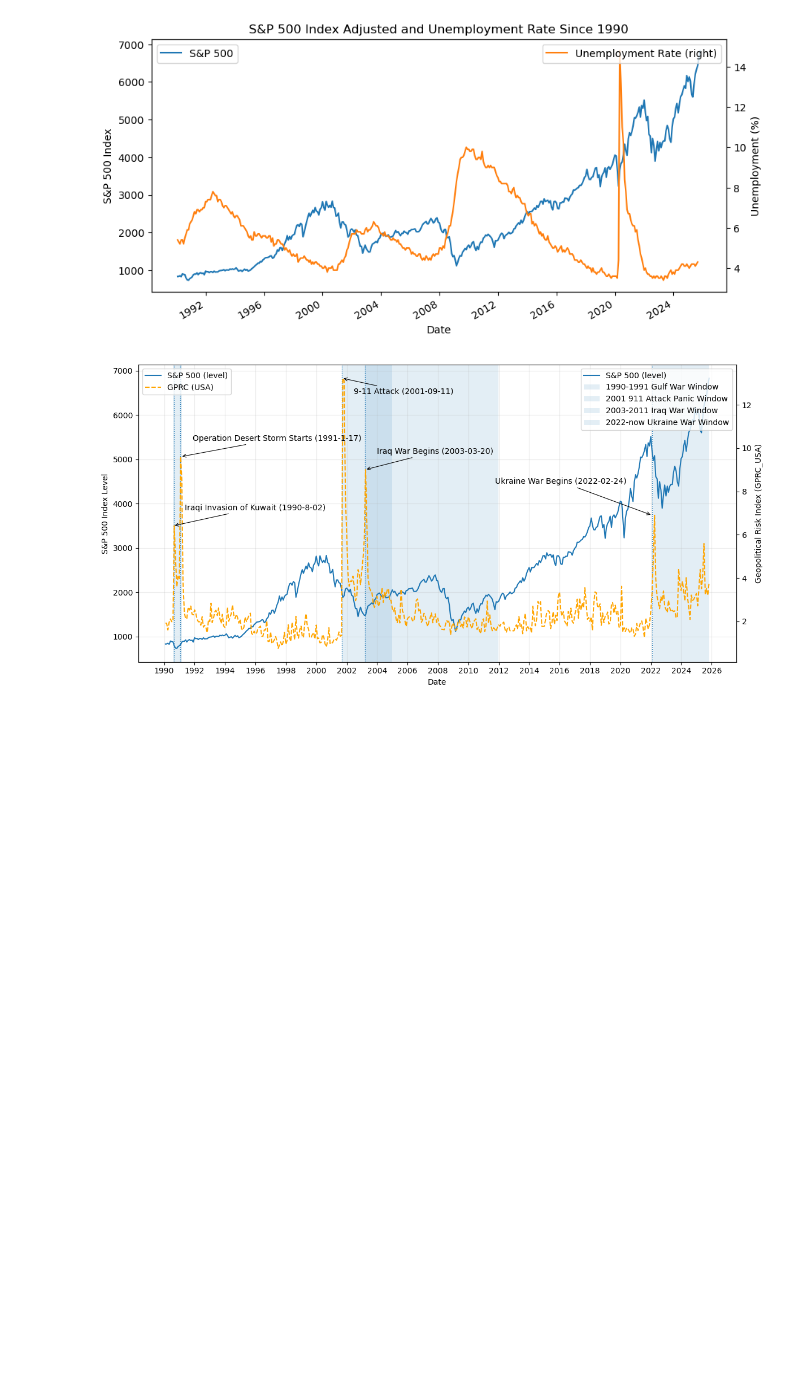
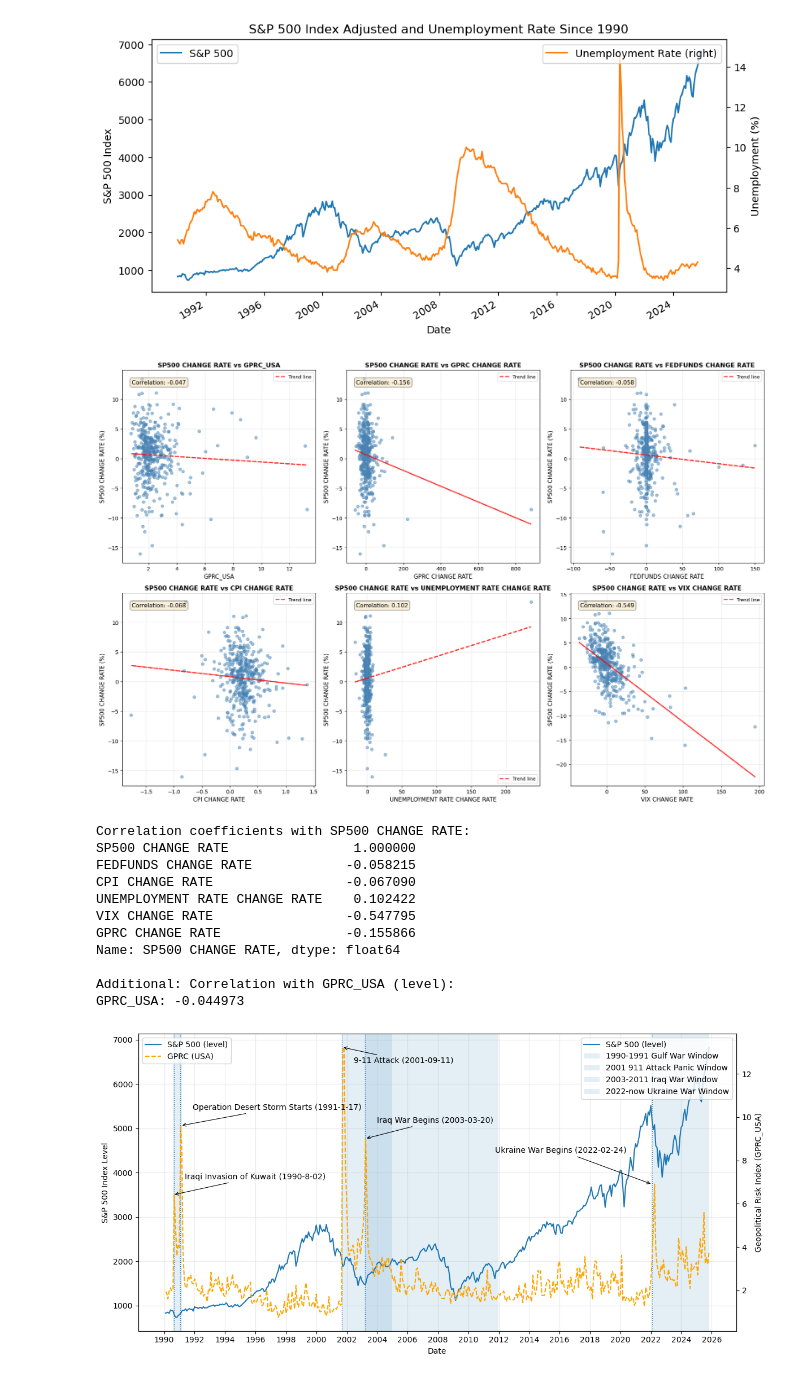
Before and after one commit to AL2024UCSD/sp500trends, a Jupyter notebook: mainwork_withanalysis.ipynb, the cells around one changed output. Drawn from its saved outputs; the diff is of its cells as text; code cells hidden in the pictures; blank space fills up the shorter version.

```diff
--- a/mainwork_withanalysis.ipynb
+++ b/mainwork_withanalysis.ipynb
@@ -581,6 +598,74 @@ ax.set_title('S&P 500 Index Adjusted and Unemployment Rate Since 1990')
 # %% [output]
 Text(0.5, 1.0, 'S&P 500 Index Adjusted and Unemployment Rate Since 1990')
 [figure]
+# %%
+# Scatter Plots: SP500 CHANGE RATE vs Economic Indicators
+# Visualize relationships before computing correlations
+
+cols = ['SP500 CHANGE RATE',
+        'FEDFUNDS CHANGE RATE',
+        'CPI CHANGE RATE',
+        'UNEMPLOYMENT RATE CHANGE RATE',
+        'VIX CHANGE RATE',
+        'GPRC CHANGE RATE']
+
+# Add GPRC_USA (level) for comparison
+df_plot = merged_monthly_df_clean_with_changes[cols + ['GPRC_USA']].dropna()
+
+# Create scatter plots in a 2x3 grid
+fig, axes = plt.subplots(2, 3, figsize=(18, 12))
+axes = axes.flatten()
+
+# Include both CHANGE RATE variables and GPRC_USA (level)
+predictors = ['GPRC_USA', 'GPRC CHANGE RATE', 'FEDFUNDS CHANGE RATE',
+              'CPI CHANGE RATE', 'UNEMPLOYMENT RATE CHANGE RATE', 'VIX CHANGE RATE']
+
+for i, pred in enumerate(predictors):
+    ax = axes[i]
+    x = df_plot[pred]
+    y = df_plot['SP500 CHANGE RATE']
+
+    # Scatter plot
+    ax.scatter(x, y, alpha=0.5, s=30, color='steelblue')
+
+    # Add correlation coefficient as text
+    corr = x.corr(y)
+    ax.text(0.05, 0.95, f'Correlation: {corr:.3f}',
+            transform=ax.transAxes, fontsize=11,
+            verticalalignment='top', bbox=dict(boxstyle='round', facecolor='wheat', alpha=0.5))
+
+    # Add trend line
+    z = np.polyfit(x, y, 1)
+    p = np.poly1d(z)
+    ax.plot(x, p(x), "r--", alpha=0.8, linewidth=2, label='Trend line')
+
+    ax.set_xlabel(pred, fontsize=11)
+    ax.set_ylabel('SP500 CHANGE RATE (%)', fontsize=11)
+    ax.set_title(f'SP500 CHANGE RATE vs {pred}', fontsize=12, fontweight='bold')
+    ax.grid(True, alpha=0.3)
+    ax.legend(fontsize=9)
+
+plt.tight_layout()
+plt.show()
+
+# ===== Correlation Analysis =====
+print("Correlation coefficients with SP500 CHANGE RATE:")
+print(merged_monthly_df_clean_with_changes[cols].corr()['SP500 CHANGE RATE'])
+print("\nAdditional: Correlation with GPRC_USA (level):")
+print(f"GPRC_USA: {merged_monthly_df_clean_with_changes['GPRC_USA'].corr(merged_monthly_df_clean_with_changes['SP500 CHANGE RATE']):.6f}")
+# %% [output]
+[figure, added]
+Correlation coefficients with SP500 CHANGE RATE:
+SP500 CHANGE RATE                1.000000
+FEDFUNDS CHANGE RATE            -0.058215
+CPI CHANGE RATE                 -0.067090
+UNEMPLOYMENT RATE CHANGE RATE    0.102422
+VIX CHANGE RATE                 -0.547795
+GPRC CHANGE RATE                -0.155866
+Name: SP500 CHANGE RATE, dtype: float64
+
+Additional: Correlation with GPRC_USA (level):
+GPRC_USA: -0.044973
 # %%
 import matplotlib.dates as mdates
 
```
Also changed, not shown: parts of 6 cells of this notebook.
